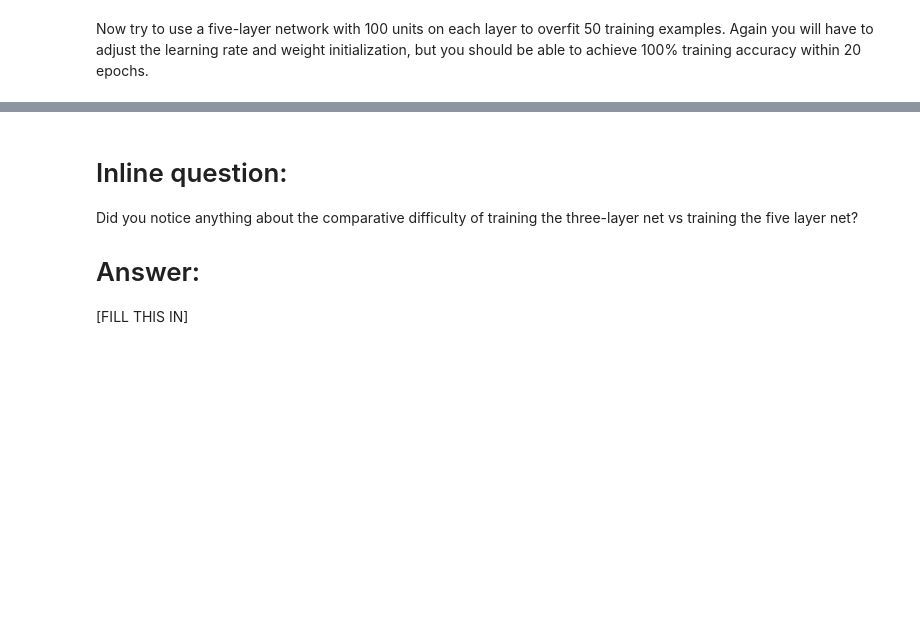
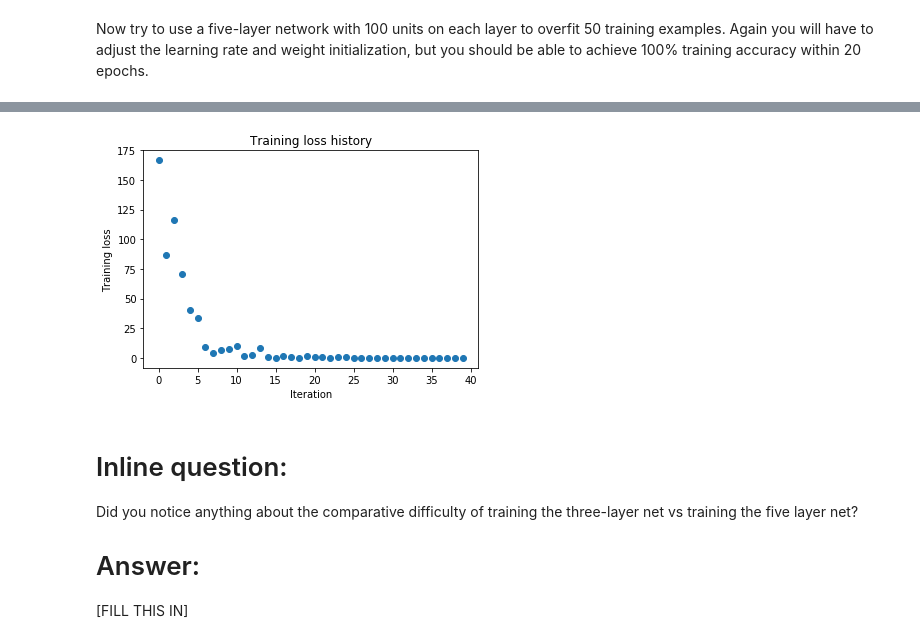
Before and after one commit to JongSeobJ/cs231n-2017, a Jupyter notebook: assignment2/FullyConnectedNets.ipynb, the cells around one changed output, grey strips where cells are left out. Drawn from its saved outputs; the diff is of its cells as text; code cells hidden in the pictures; blank space fills up the shorter version.

```diff
--- a/assignment2/FullyConnectedNets.ipynb
+++ b/assignment2/FullyConnectedNets.ipynb
@@ -443,8 +479,8 @@ small_data = {
   'y_val': data['y_val'],
 }
 
-learning_rate = 1e-3
-weight_scale = 1e-5
+learning_rate = 4e-04
+weight_scale = 1e-01
 model = FullyConnectedNet([100, 100, 100, 100],
                 weight_scale=weight_scale, dtype=np.float64)
 solver = Solver(model, small_data,
@@ -461,3 +497,4 @@ plt.title('Training loss history')
 plt.xlabel('Iteration')
 plt.ylabel('Training loss')
 plt.show()
+# %% [output]
@@ -464,3 +518,4 @@ plt.show()
+[figure, added]
 # %% [markdown]
 # Inline question:
 Did you notice anything about the comparative difficulty of training the three-layer net vs training the five layer net?
```
Also changed, not shown: parts of 8 cells of this notebook, 3 other files.
